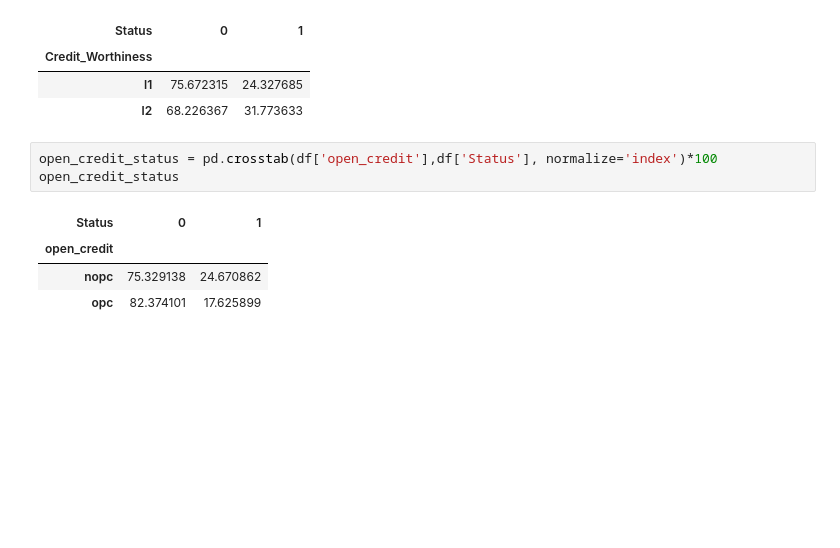
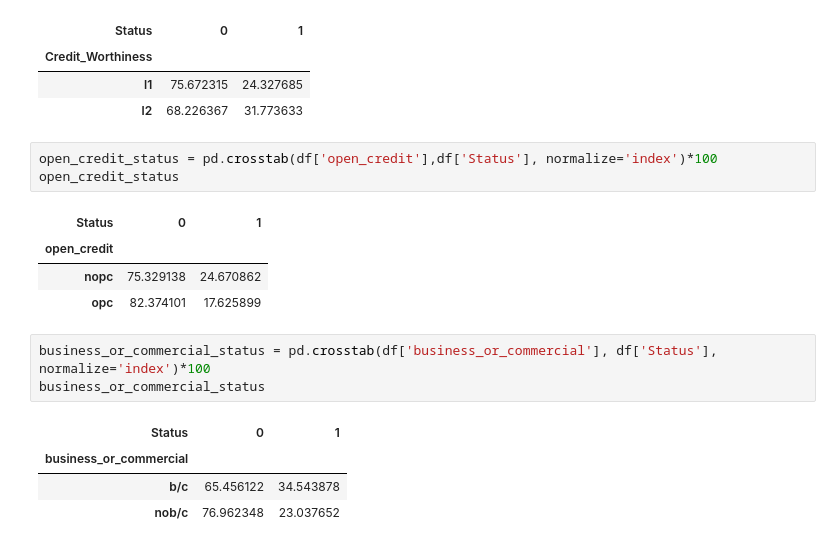
Before and after one commit to YASH280626/loan-default-prediction, a Jupyter notebook: analysis.ipynb, the cells around one changed output. Saved outputs shown, nothing was run; the diff lists cells and outputs as text; blank space fills up the shorter version.

Commit message:
Investigated Business_or_Commercial against Default Status

```diff
--- a/analysis.ipynb
+++ b/analysis.ipynb
@@ -527,3 +527,11 @@ open_credit_status
 | open_credit |  |  |
 | nopc | 75.329138 | 24.670862 |
 | opc | 82.374101 | 17.625899 |
+# %%
+business_or_commercial_status = pd.crosstab(df['business_or_commercial'], df['Status'], normalize='index')*100
+business_or_commercial_status
+# %% [output]
+| Status | 0 | 1 |
+| business_or_commercial |  |  |
+| b/c | 65.456122 | 34.543878 |
+| nob/c | 76.962348 | 23.037652 |
```
